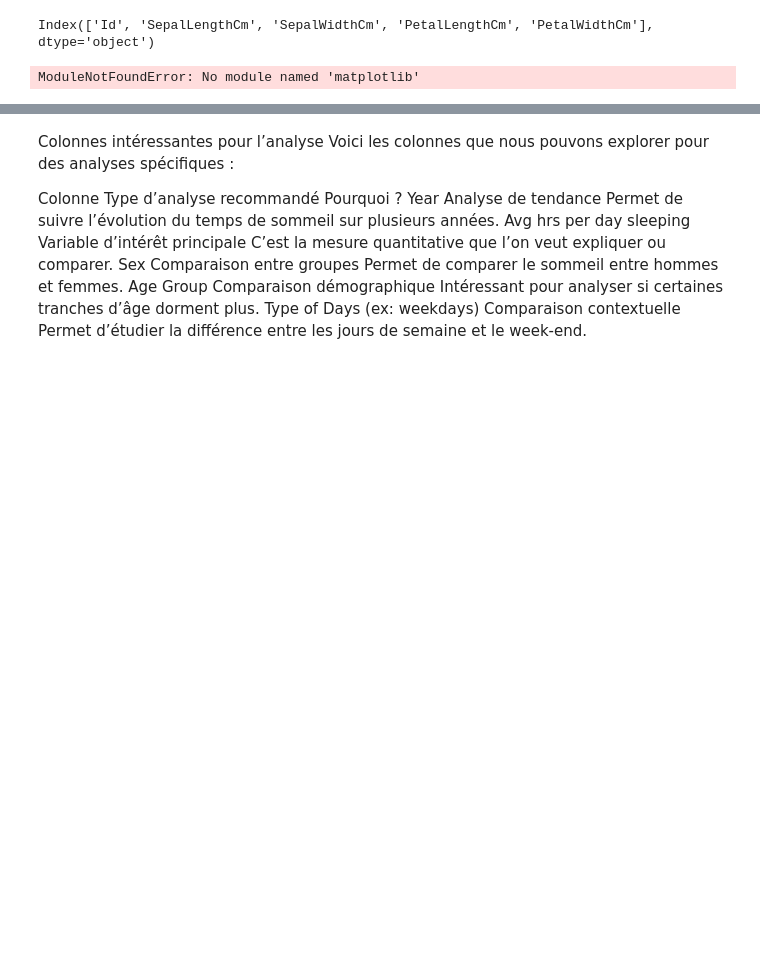
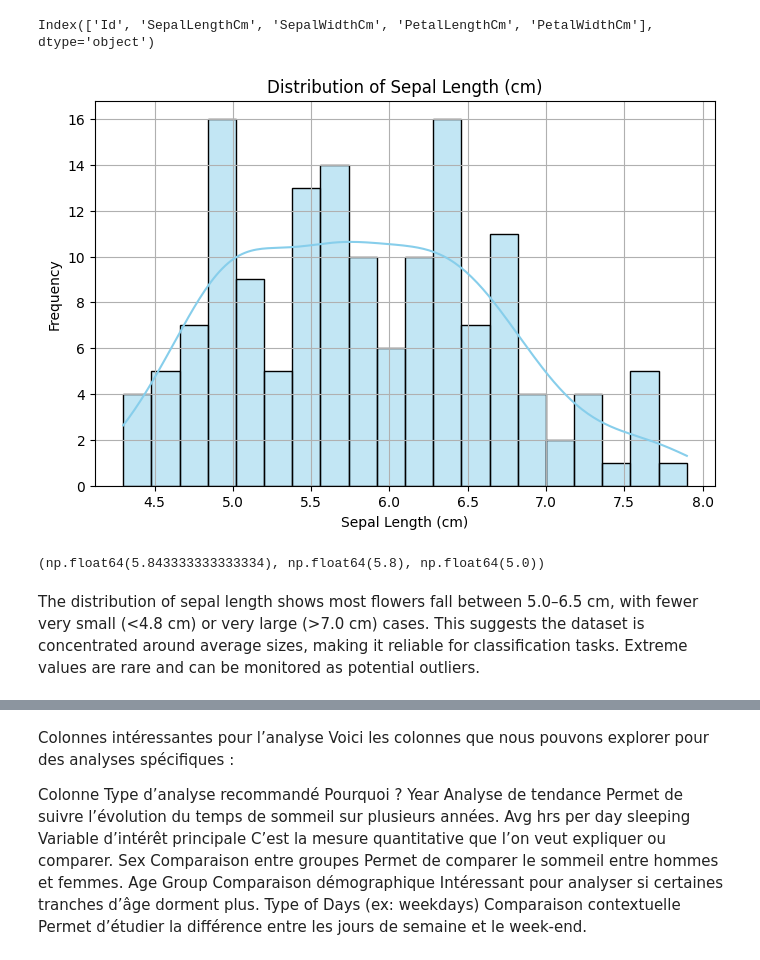
Before and after one commit to leamariani/DI-Bootcamp, a Jupyter notebook: WEEK2/day1/ExerciceXP/Exercice_week2_day_2.ipynb, the cells around one changed output, grey strips where cells are left out. Drawn from its saved outputs; the diff is of its cells as text; code cells hidden in the pictures; blank space fills up the shorter version.

```diff
--- a/WEEK2/day1/ExerciceXP/Exercice_week2_day_2.ipynb
+++ b/WEEK2/day1/ExerciceXP/Exercice_week2_day_2.ipynb
@@ -181,35 +182,42 @@ quantitative_columns
 Index(['Id', 'SepalLengthCm', 'SepalWidthCm', 'PetalLengthCm', 'PetalWidthCm'], dtype='object')
 # %%
 #Dans le jeu de données Iris, la plupart des colonnes comme SepalLengthCm, SepalWidthCm, PetalLengthCm et PetalWidthCm sont quantitatives car elles représentent de vraies mesures — on peut les additionner, faire des moyennes, ou comparer les valeurs. La colonne Id est aussi numérique, mais elle sert juste d’étiquette ou de numéro de ligne, donc elle n’a pas vraiment de valeur analytique. En revanche, Species est qualitative car elle indique de quelle espèce de fleur il s’agit (comme Iris-setosa ou Iris-virginica), pas une mesure. On ne peut pas faire de calculs avec les espèces, mais on peut les trier ou les regrouper. En résumé, si c’est un nombre avec lequel on peut faire des maths, c’est quantitatif. Si c’est un mot ou une catégorie, c’est qualitatif.
-# %%
-# Exercice 5
-
-# Import libraries for analysis and plotting
-import matplotlib.pyplot as plt
-import seaborn as sns
-from scipy import stats
-
-# Choose a quantitative column for analysis: SepalLengthCm
-sepal_lengths = iris_df['SepalLengthCm']
-
-# Basic statistics
-mean_val = sepal_lengths.mean()
-median_val = sepal_lengths.median()
-mode_val = sepal_lengths.mode().iloc[0]  # mode() can return multiple values
-
-# Create a histogram of Sepal Lengths
-plt.figure(figsize=(8, 5))
-sns.histplot(sepal_lengths, kde=True, bins=20, color='skyblue')
-plt.title('Distribution of Sepal Length (cm)')
-plt.xlabel('Sepal Length (cm)')
-plt.ylabel('Frequency')
-plt.grid(True)
-plt.show()
-
-# Document findings
-mean_val, median_val, mode_val
-# %% [output]
-ModuleNotFoundError: No module named 'matplotlib'
+# %%
+import pandas as pd
+import seaborn as sns
+import matplotlib.pyplot as plt
+
+# Exercice 5
+
+# Charger depuis seaborn
+iris_df = sns.load_dataset("iris").rename(columns={
+    "sepal_length": "SepalLengthCm",
+    "sepal_width": "SepalWidthCm",
+    "petal_length": "PetalLengthCm",
+    "petal_width": "PetalWidthCm"
+})
+
+# Analyse
+sepal_lengths = iris_df['SepalLengthCm']
+mean_val = sepal_lengths.mean()
+median_val = sepal_lengths.median()
+mode_val = sepal_lengths.mode().iloc[0]
+
+# Histogramme
+plt.figure(figsize=(8, 5))
+sns.histplot(sepal_lengths, kde=True, bins=20, color='skyblue')
+plt.title('Distribution of Sepal Length (cm)')
+plt.xlabel('Sepal Length (cm)')
+plt.ylabel('Frequency')
+plt.grid(True)
+plt.show()
+
+mean_val, median_val, mode_val
+# %% [output]
+[figure, added]
+(np.float64(5.843333333333334), np.float64(5.8), np.float64(5.0))
+# %% [markdown]
+The distribution of sepal length shows most flowers fall between 5.0–6.5 cm, with fewer very small (<4.8 cm) or very large (>7.0 cm) cases. This suggests the dataset is concentrated around average sizes, making it reliable for classification tasks. Extreme values are rare and can be monitored as potential outliers.
 # %%
 # Exercice 6
 
```
Also changed, not shown: parts of 1 cell of this notebook.
